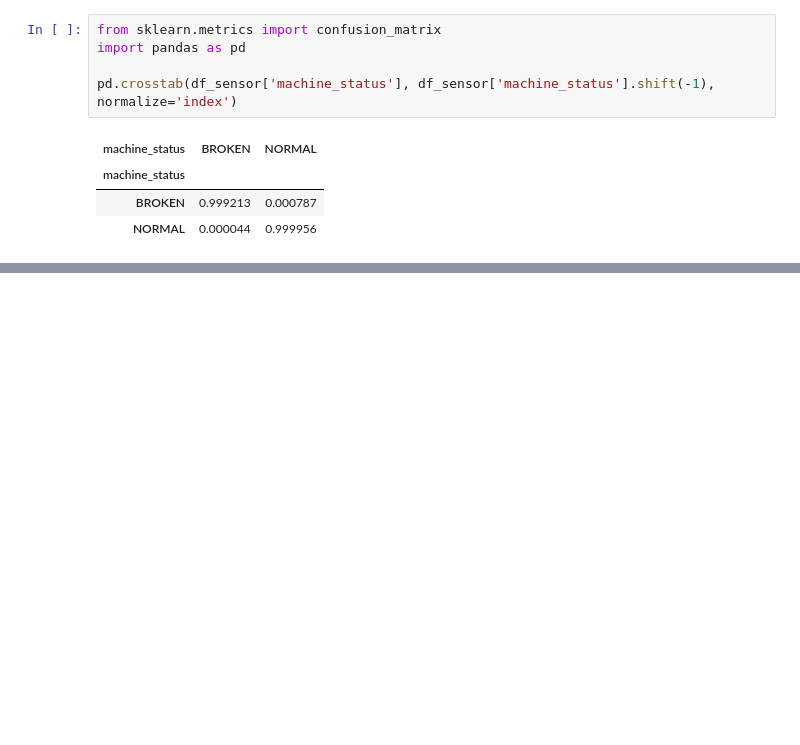
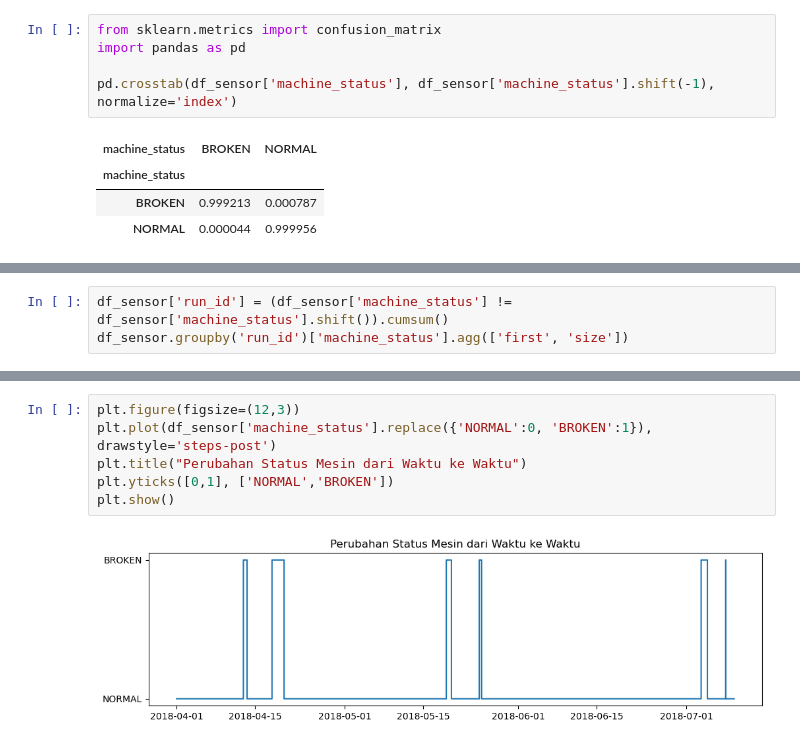
Before and after one commit to TurmaeUrsorum/Pump-Sensor-Time-Series, a Jupyter notebook: notebooks/RND.ipynb, the cells around one changed output, grey strips where cells are left out. Drawn from its saved outputs; the diff is of its cells as text; blank space fills up the shorter version.

```diff
--- a/notebooks/RND.ipynb
+++ b/notebooks/RND.ipynb
@@ -478,0 +514,3 @@ pd.crosstab(df_sensor['machine_status'], df_sensor['machine_status'].shift(-1),
+# %%
+df_sensor['run_id'] = (df_sensor['machine_status'] != df_sensor['machine_status'].shift()).cumsum()
+df_sensor.groupby('run_id')['machine_status'].agg(['first', 'size'])
@@ -478,0 +533,8 @@ pd.crosstab(df_sensor['machine_status'], df_sensor['machine_status'].shift(-1),
+# %%
+plt.figure(figsize=(12,3))
+plt.plot(df_sensor['machine_status'].replace({'NORMAL':0, 'BROKEN':1}), drawstyle='steps-post')
+plt.title("Perubahan Status Mesin dari Waktu ke Waktu")
+plt.yticks([0,1], ['NORMAL','BROKEN'])
+plt.show()
+# %% [output]
+[figure, added]
```
Also changed, not shown: parts of 22 cells of this notebook.
